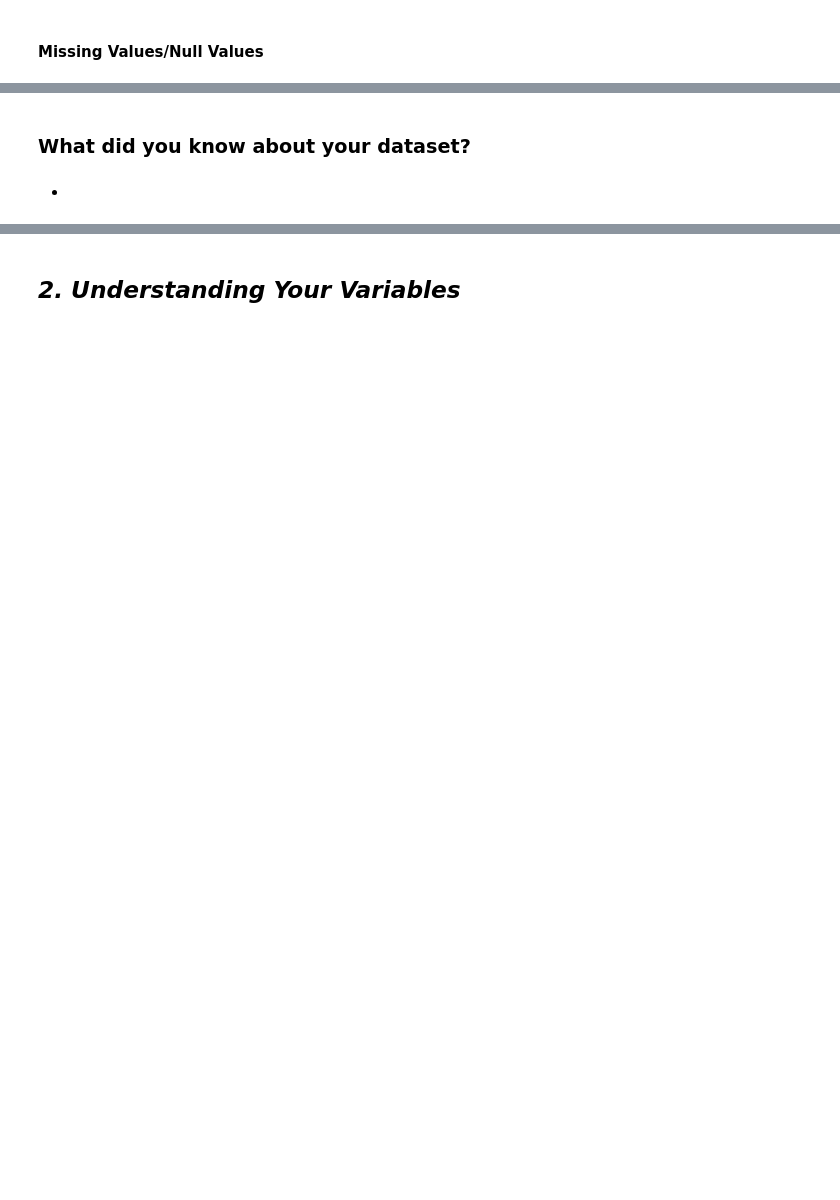
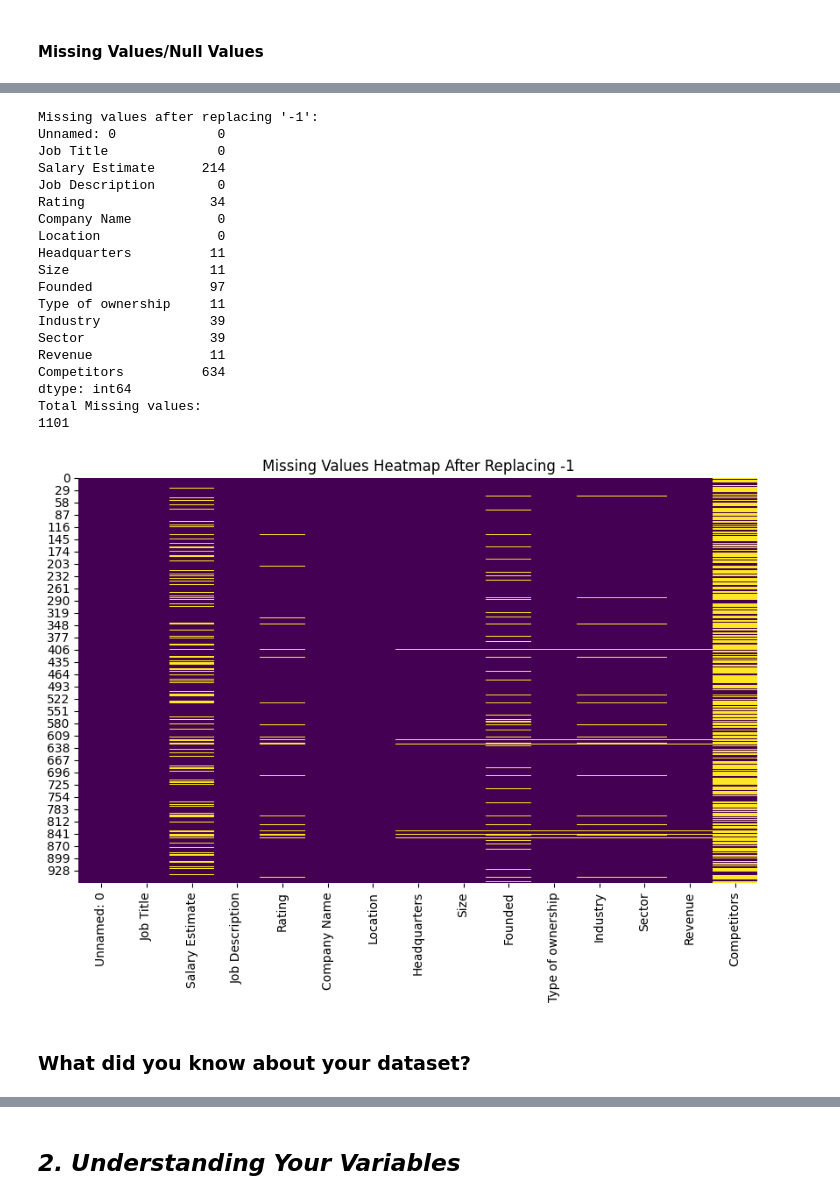
Before and after one commit to Abdullah-47/Salary-Prediction, a Jupyter notebook: Salary_Prediction_ML_Submission.ipynb, the cells around one changed output, grey strips where cells are left out. Saved outputs shown, nothing was run; the diff lists cells and outputs as text; code cells hidden in the pictures; blank space fills up the shorter version.

```diff
--- a/Salary_Prediction_ML_Submission.ipynb
+++ b/Salary_Prediction_ML_Submission.ipynb
@@ -133,4 +190,39 @@ plt.show()
+# %%
+# Replace '-1' with NaN
+df_train.replace(-1, np.nan, inplace=True)
+df_train.replace('-1', np.nan, inplace=True) # Also replace '-1' in string format
+
+# Check missing values after replacement
+print("Missing values after replacing '-1':")
+print(df_train.isnull().sum())
+
+print("Total Missing values:")
+print(df_train.isnull().sum().sum())
+# Visualize missing values after replacement
+plt.figure(figsize=(10, 6))
+sns.heatmap(df_train.isnull(), cbar=False, cmap='viridis')
+plt.title('Missing Values Heatmap After Replacing -1')
+plt.show()
+# %% [output]
+Missing values after replacing '-1':
+Unnamed: 0             0
+Job Title              0
+Salary Estimate      214
+Job Description        0
+Rating                34
+Company Name           0
+Location               0
+Headquarters          11
+Size                  11
+Founded               97
+Type of ownership     11
+Industry              39
+Sector                39
+Revenue               11
+Competitors          634
+dtype: int64
+Total Missing values:
+1101
+[figure, added]
 # %% [markdown]
 ### What did you know about your dataset?
-# %% [markdown]
--
```
Also changed, not shown: parts of 268 cells of this notebook.
